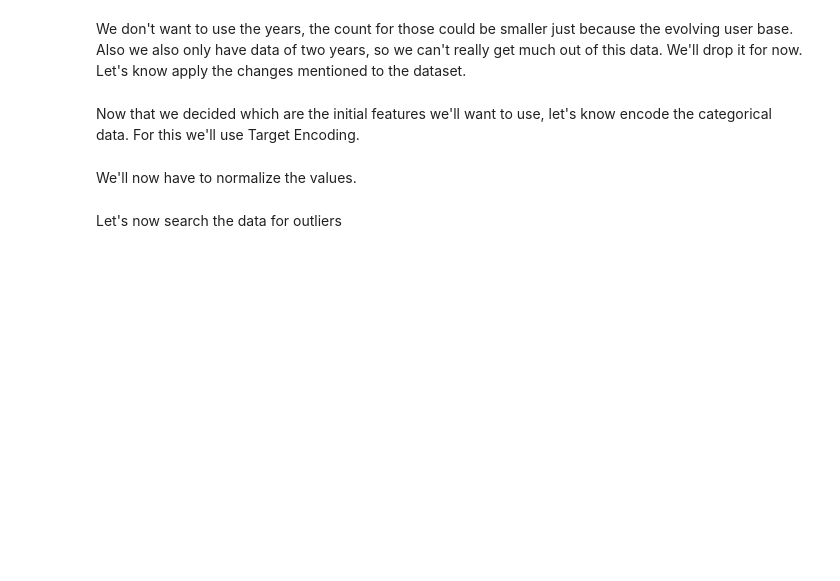
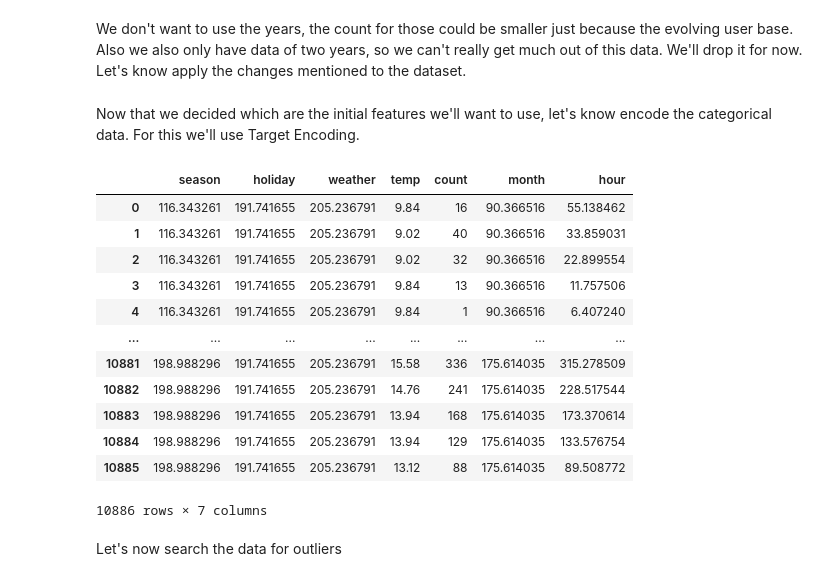
Before and after one commit to NPGiorgi/mlucu, a Jupyter notebook: bikes/bikes.ipynb, the cells around one changed output. Saved outputs shown, nothing was run; the diff lists cells and outputs as text; code cells hidden in the pictures; blank space fills up the shorter version.

```diff
--- a/bikes/bikes.ipynb
+++ b/bikes/bikes.ipynb
@@ -184,8 +198,20 @@ Now that we decided which are the initial features we'll want to use, let's know
 # %%
 from category_encoders import TargetEncoder
 
 # encode categorical data
-df = TargetEncoder(cols=["season", "holiday", "weather", "month"]).fit_transform(df, df["count"])
+df = TargetEncoder(cols=["season", "holiday", "weather", "month", "hour"]).fit_transform(df, df["count"])
 df.copy()
+# %% [output]
+|  | season | holiday | weather | temp | count | month | hour |
+| 0 | 116.343261 | 191.741655 | 205.236791 | 9.84 | 16 | 90.366516 | 55.138462 |
+| 1 | 116.343261 | 191.741655 | 205.236791 | 9.02 | 40 | 90.366516 | 33.859031 |
+| 2 | 116.343261 | 191.741655 | 205.236791 | 9.02 | 32 | 90.366516 | 22.899554 |
+| 3 | 116.343261 | 191.741655 | 205.236791 | 9.84 | 13 | 90.366516 | 11.757506 |
+| 4 | 116.343261 | 191.741655 | 205.236791 | 9.84 | 1 | 90.366516 | 6.407240 |
+| ... | ... | ... | ... | ... | ... | ... | ... |
+| 10881 | 198.988296 | 191.741655 | 205.236791 | 15.58 | 336 | 175.614035 | 315.278509 |
+| 10882 | 198.988296 | 191.741655 | 205.236791 | 14.76 | 241 | 175.614035 | 228.517544 |
+| 10883 | 198.988296 | 191.741655 | 205.236791 | 13.94 | 168 | 175.614035 | 173.370614 |
+| 10884 | 198.988296 | 191.741655 | 205.236791 | 13.94 | 129 | 175.614035 | 133.576754 |
+| 10885 | 198.988296 | 191.741655 | 205.236791 | 13.12 | 88 | 175.614035 | 89.508772 |
+10886 rows × 7 columns
-# %% [markdown]
-We'll now have to normalize the values.
```
Also changed, not shown: parts of 8 cells of this notebook.
